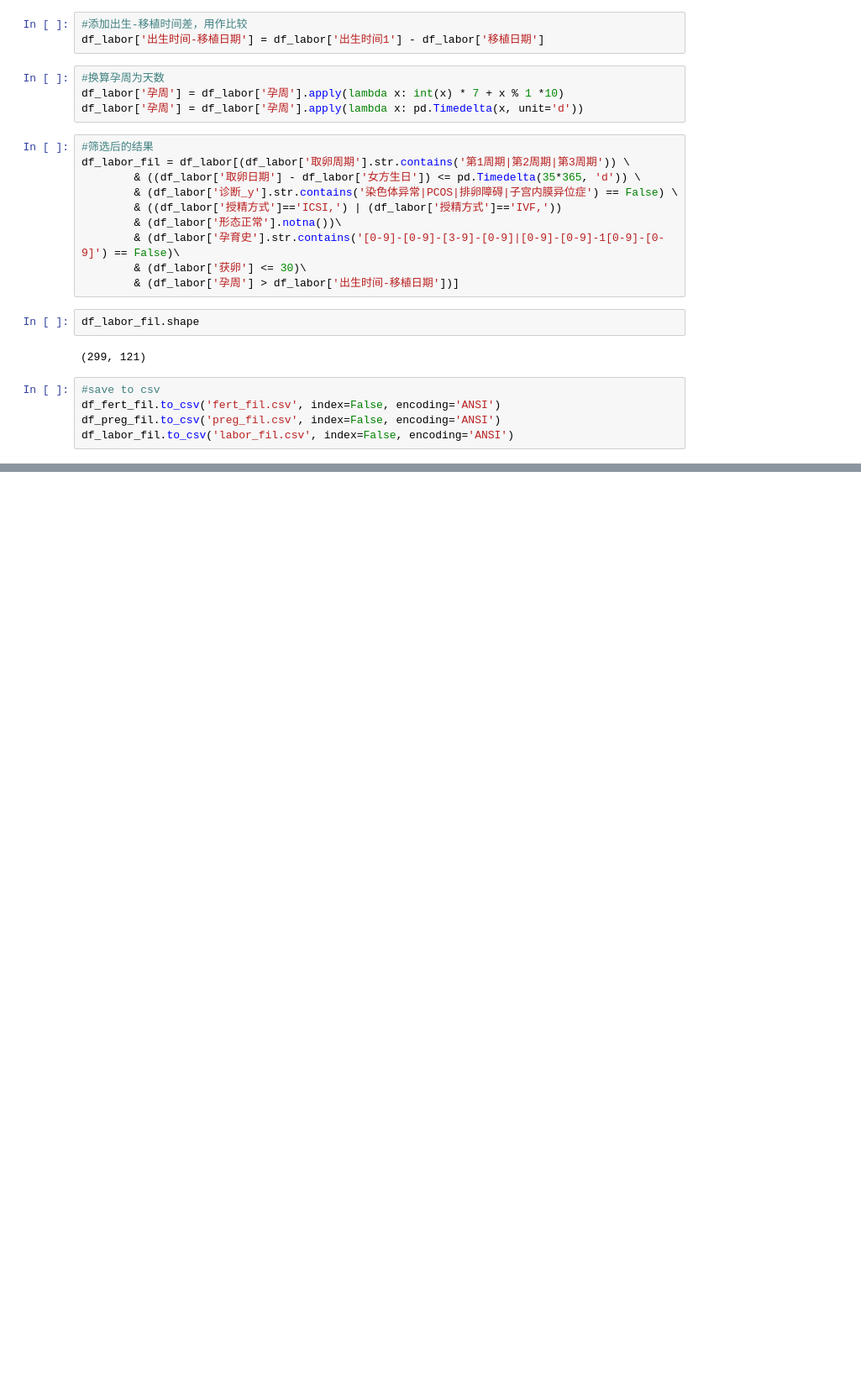
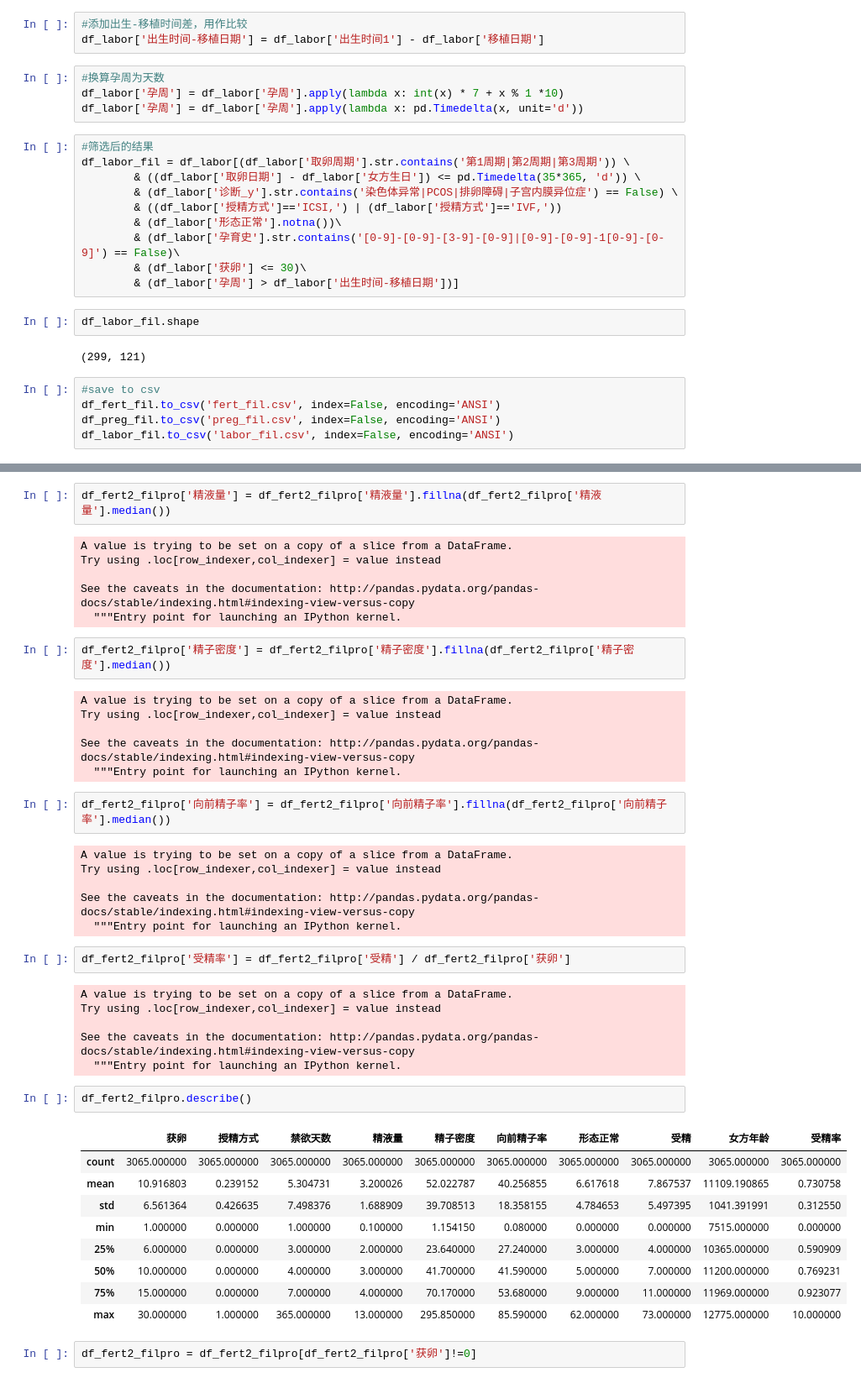
Before and after one commit to HankYuan/PersProj, a Jupyter notebook: icsi_data_processing.ipynb, the cells around one changed output, grey strips where cells are left out. Shown at 84% size. Drawn from its saved outputs; the diff is of its cells as text; blank space fills up the shorter version.

```diff
--- a/icsi_data_processing.ipynb
+++ b/icsi_data_processing.ipynb
@@ -776,0 +909,46 @@ df_labor_fil.to_csv('labor_fil.csv', index=False, encoding='ANSI')
+# %%
+df_fert2_filpro['精液量'] = df_fert2_filpro['精液量'].fillna(df_fert2_filpro['精液量'].median())
+# %% [output]
+A value is trying to be set on a copy of a slice from a DataFrame.
+Try using .loc[row_indexer,col_indexer] = value instead
+
+See the caveats in the documentation: http://pandas.pydata.org/pandas-docs/stable/indexing.html#indexing-view-versus-copy
+  """Entry point for launching an IPython kernel.
+# %%
+df_fert2_filpro['精子密度'] = df_fert2_filpro['精子密度'].fillna(df_fert2_filpro['精子密度'].median())
+# %% [output]
+A value is trying to be set on a copy of a slice from a DataFrame.
+Try using .loc[row_indexer,col_indexer] = value instead
+
+See the caveats in the documentation: http://pandas.pydata.org/pandas-docs/stable/indexing.html#indexing-view-versus-copy
+  """Entry point for launching an IPython kernel.
+# %%
+df_fert2_filpro['向前精子率'] = df_fert2_filpro['向前精子率'].fillna(df_fert2_filpro['向前精子率'].median())
+# %% [output]
+A value is trying to be set on a copy of a slice from a DataFrame.
+Try using .loc[row_indexer,col_indexer] = value instead
+
+See the caveats in the documentation: http://pandas.pydata.org/pandas-docs/stable/indexing.html#indexing-view-versus-copy
+  """Entry point for launching an IPython kernel.
+# %%
+df_fert2_filpro['受精率'] = df_fert2_filpro['受精'] / df_fert2_filpro['获卵']
+# %% [output]
+A value is trying to be set on a copy of a slice from a DataFrame.
+Try using .loc[row_indexer,col_indexer] = value instead
+
+See the caveats in the documentation: http://pandas.pydata.org/pandas-docs/stable/indexing.html#indexing-view-versus-copy
+  """Entry point for launching an IPython kernel.
+# %%
+df_fert2_filpro.describe()
+# %% [output]
+|  | 获卵 | 授精方式 | 禁欲天数 | 精液量 | 精子密度 | 向前精子率 | 形态正常 | 受精 | 女方年龄 | 受精率 |
+| count | 3065.000000 | 3065.000000 | 3065.000000 | 3065.000000 | 3065.000000 | 3065.000000 | 3065.000000 | 3065.000000 | 3065.000000 | 3065.000000 |
+| mean | 10.916803 | 0.239152 | 5.304731 | 3.200026 | 52.022787 | 40.256855 | 6.617618 | 7.867537 | 11109.190865 | 0.730758 |
+| std | 6.561364 | 0.426635 | 7.498376 | 1.688909 | 39.708513 | 18.358155 | 4.784653 | 5.497395 | 1041.391991 | 0.312550 |
+| min | 1.000000 | 0.000000 | 1.000000 | 0.100000 | 1.154150 | 0.080000 | 0.000000 | 0.000000 | 7515.000000 | 0.000000 |
+| 25% | 6.000000 | 0.000000 | 3.000000 | 2.000000 | 23.640000 | 27.240000 | 3.000000 | 4.000000 | 10365.000000 | 0.590909 |
+| 50% | 10.000000 | 0.000000 | 4.000000 | 3.000000 | 41.700000 | 41.590000 | 5.000000 | 7.000000 | 11200.000000 | 0.769231 |
+| 75% | 15.000000 | 0.000000 | 7.000000 | 4.000000 | 70.170000 | 53.680000 | 9.000000 | 11.000000 | 11969.000000 | 0.923077 |
+| max | 30.000000 | 1.000000 | 365.000000 | 13.000000 | 295.850000 | 85.590000 | 62.000000 | 73.000000 | 12775.000000 | 10.000000 |
+# %%
+df_fert2_filpro = df_fert2_filpro[df_fert2_filpro['获卵']!=0]
```
Also changed, not shown: parts of 41 cells of this notebook.
